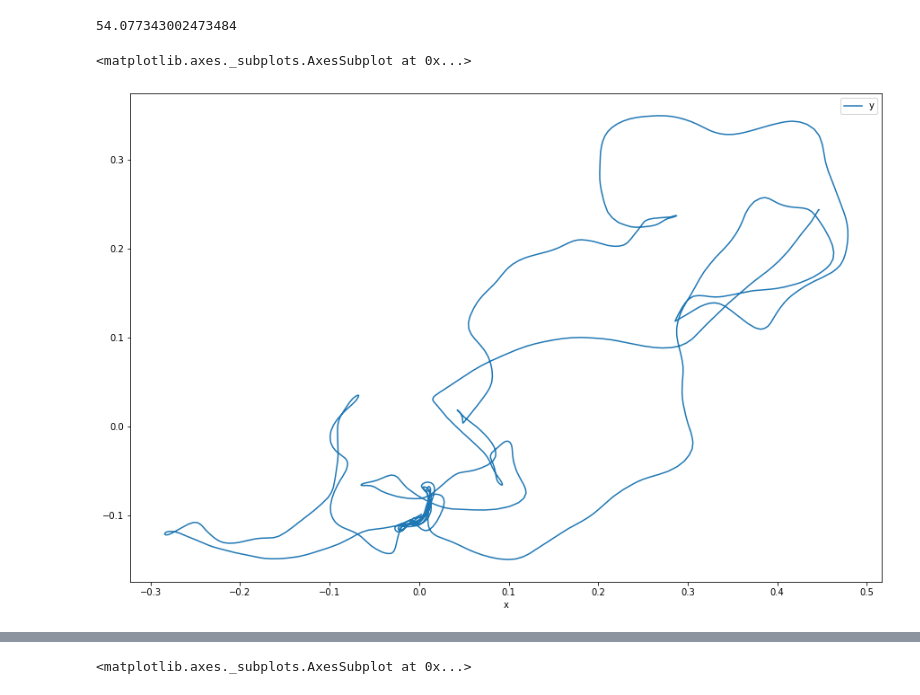
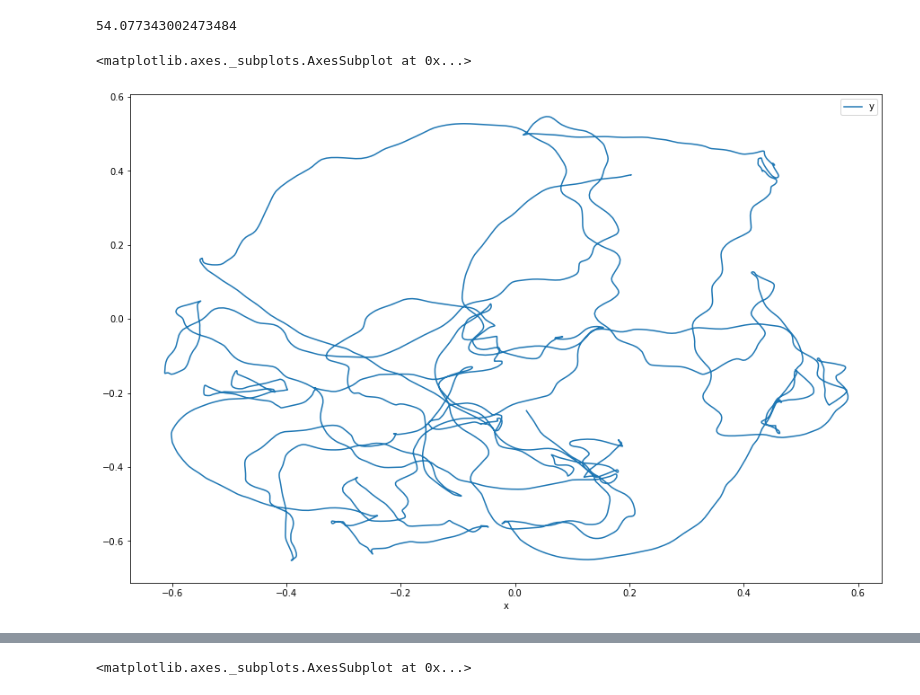
Before and after one commit to sazio/Transients, a Jupyter notebook: Python/DynamicTimeWarping.ipynb, the cells around one changed output, grey strips where cells are left out. Saved outputs shown, nothing was run; the diff lists cells and outputs as text; code cells hidden in the pictures.

```diff
--- a/Python/DynamicTimeWarping.ipynb
+++ b/Python/DynamicTimeWarping.ipynb
@@ -122,8 +109,12 @@ dtw_ndim.distance(seq2, seq3, use_c = True, use_pruning= True)
 seq1t = traja.TrajaDataFrame(seq1, columns = ["x","y"])
 seq2t = traja.TrajaDataFrame(seq2, columns = ["x","y"])
 seq3t = traja.TrajaDataFrame(seq3, columns = ["x","y"])
+
+seq1t["time"] = [i*0.001 for i in seq1t.index]
+seq2t["time"] = [i*0.001 for i in seq2t.index]
+seq3t["time"] = [i*0.001 for i in seq3t.index]
 # %%
-traja.smooth_sg(seq1t).plot(x = "x", y = "y", figsize = (15,10))
+traja.smooth_sg(seq2t).plot(x = "x", y = "y", figsize = (15,10))
 # %% [output]
 <matplotlib.axes._subplots.AxesSubplot at 0x...>
-[figure, old version]
+[figure, new version]
```
Also changed, not shown: parts of 17 cells of this notebook.
